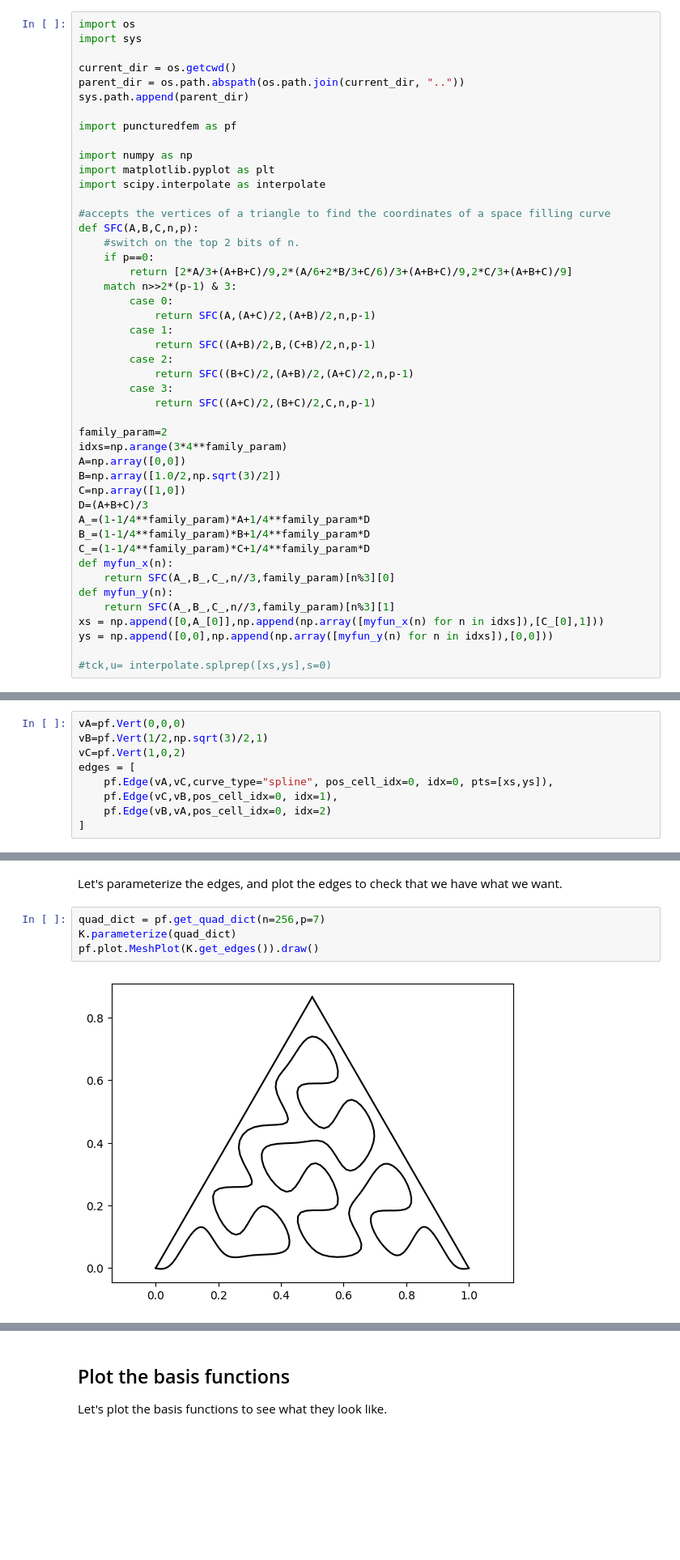
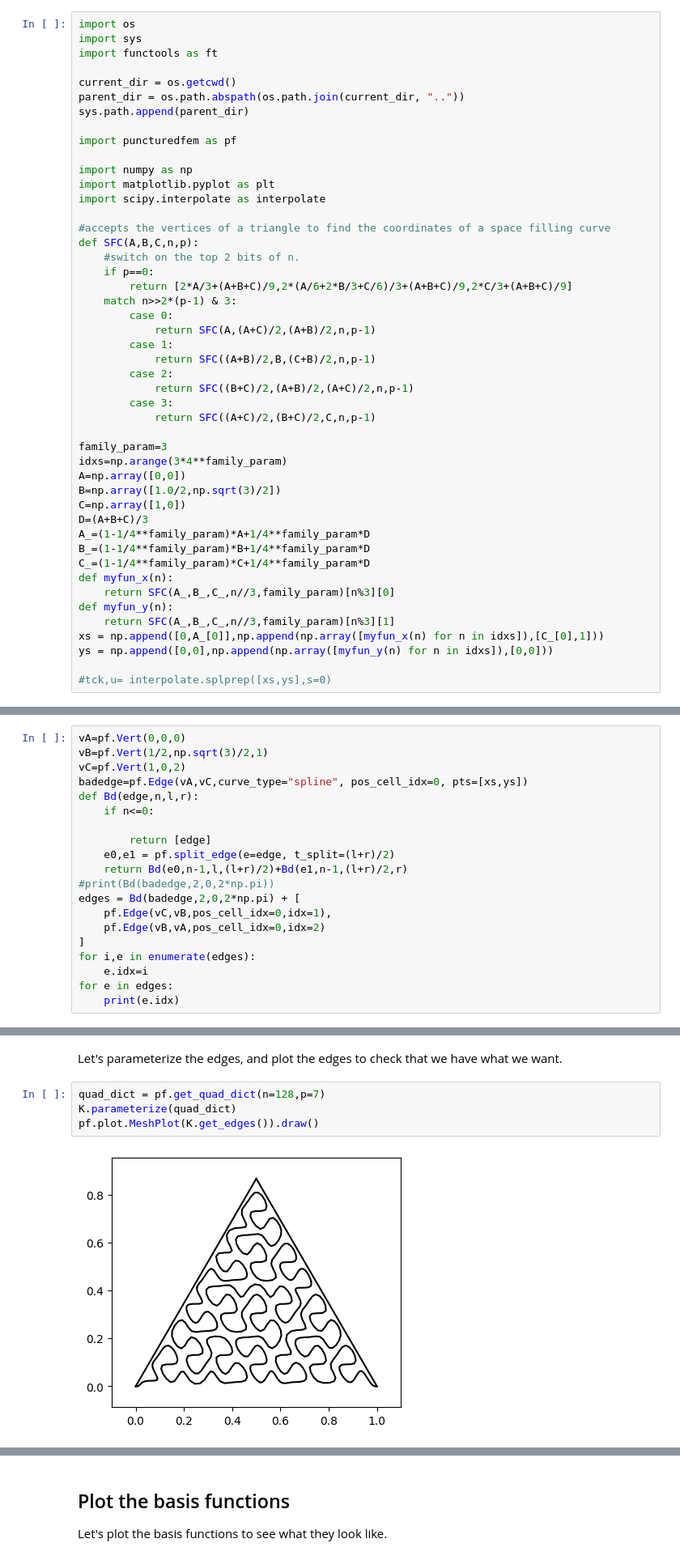
Before and after one commit to samreynoldsmath/PuncturedFEM, a Jupyter notebook: examples/Spacefilling.ipynb, the cells around one changed output, grey strips where cells are left out. Shown: that part at 81% size. Drawn from its saved outputs; the diff is of its cells as text; blank space fills up the shorter version.

```diff
--- a/examples/Spacefilling.ipynb
+++ b/examples/Spacefilling.ipynb
@@ -3,6 +3,7 @@ The curve below is part of a family of $C^2$, nonself-intersecting curves whose
 # %%
 import os
 import sys
+import functools as ft
 
 current_dir = os.getcwd()
 parent_dir = os.path.abspath(os.path.join(current_dir, ".."))
@@ -29,7 +30,7 @@ def SFC(A,B,C,n,p):
         case 3:
             return SFC((A+C)/2,(B+C)/2,C,n,p-1)
 
-family_param=2
+family_param=3
 idxs=np.arange(3*4**family_param)
 A=np.array([0,0])
 B=np.array([1.0/2,np.sqrt(3)/2])
@@ -52,8 +53,19 @@ ys = np.append([0,0],np.append(np.array([myfun_y(n) for n in idxs]),[0,0]))
 vA=pf.Vert(0,0,0)
 vB=pf.Vert(1/2,np.sqrt(3)/2,1)
 vC=pf.Vert(1,0,2)
-edges = [
-    pf.Edge(vA,vC,curve_type="spline", pos_cell_idx=0, idx=0, pts=[xs,ys]),
-    pf.Edge(vC,vB,pos_cell_idx=0, idx=1),
-    pf.Edge(vB,vA,pos_cell_idx=0, idx=2)
+badedge=pf.Edge(vA,vC,curve_type="spline", pos_cell_idx=0, pts=[xs,ys])
+def Bd(edge,n,l,r):
+    if n<=0:
+
+        return [edge]
+    e0,e1 = pf.split_edge(e=edge, t_split=(l+r)/2)
+    return Bd(e0,n-1,l,(l+r)/2)+Bd(e1,n-1,(l+r)/2,r)
+#print(Bd(badedge,2,0,2*np.pi))
+edges = Bd(badedge,2,0,2*np.pi) + [
+    pf.Edge(vC,vB,pos_cell_idx=0,idx=1),
+    pf.Edge(vB,vA,pos_cell_idx=0,idx=2)
 ]
+for i,e in enumerate(edges):
+    e.idx=i
+for e in edges:
+    print(e.idx)
@@ -68,11 +84,11 @@ spline
 Let's parameterize the edges, and plot the edges to check that we have what we
 want.
 # %%
-quad_dict = pf.get_quad_dict(n=256,p=7)
+quad_dict = pf.get_quad_dict(n=128,p=7)
 K.parameterize(quad_dict)
 pf.plot.MeshPlot(K.get_edges()).draw()
 # %% [output]
-[figure, old version]
+[figure, new version]
 # %% [markdown]
 ## Build local Poisson space
 With the mesh cell $K$ defined, we are prepared to construct the local Poisson
```
Also changed, not shown: parts of 3 cells of this notebook, 1 other file.
